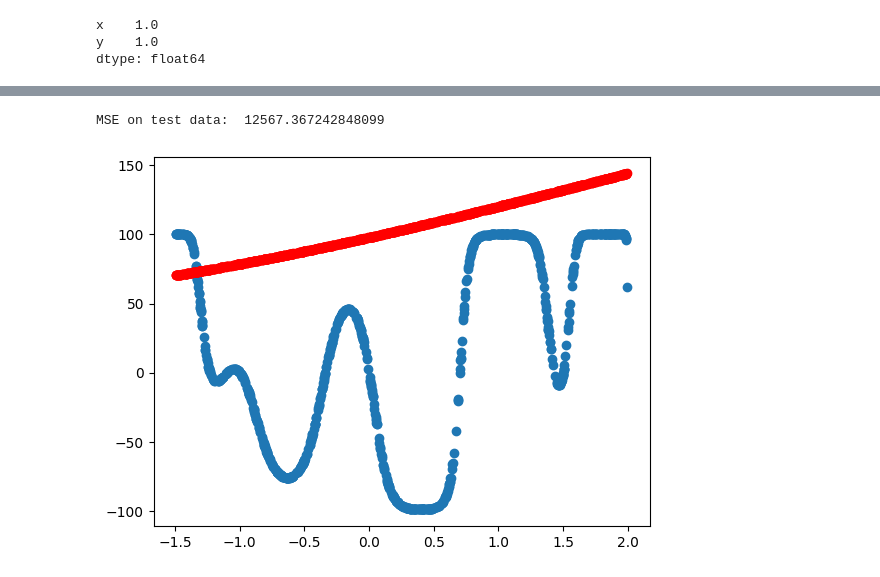
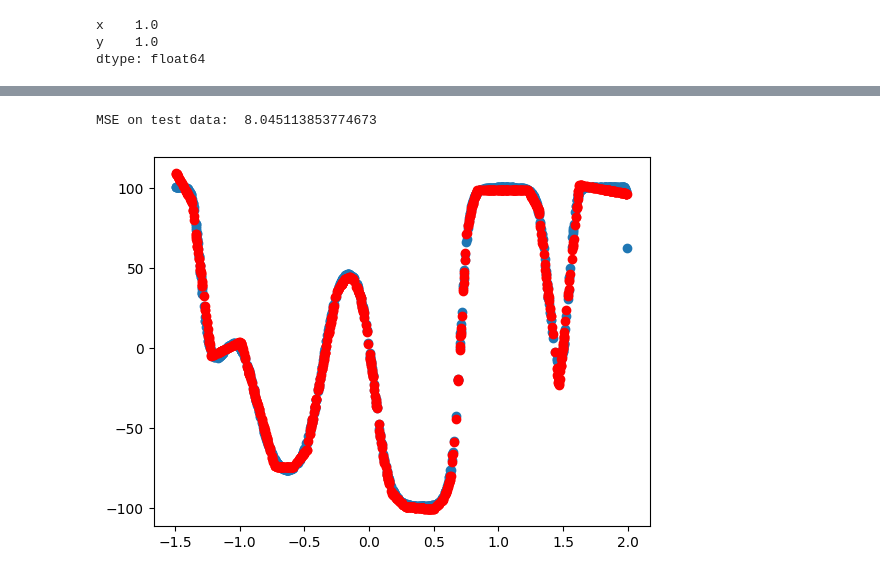
Before and after one commit to Fersoil/miowad, a Jupyter notebook: NN/NN2.ipynb, the cells around one changed output, grey strips where cells are left out. Drawn from its saved outputs; the diff is of its cells as text; code cells hidden in the pictures.

```diff
--- a/NN/NN2.ipynb
+++ b/NN/NN2.ipynb
@@ -425,17 +370,16 @@ y    1.0
 dtype: float64
 # %%
 layers = [
-    {"output_dim": 20, "activation": "sigmoid", "init_method": "uniform"},
-    #{"output_dim": 20, "activation": "relu", "init_method": "he"},
-    {"activation": "linear"}
+    {"output_dim": 20, "activation": "relu", "init": "he"},
+    {"output_dim": 20, "activation": "relu", "init": "he"},
+    {"activation": "linear", "init": "normal"}
 ]
 
 
-
-mlp_multimodal = networks.MLP(layers, input=multimodal_large_train_norm[["x"]])
+mlp_multimodal = networks.MLP(layers, input=multimodal_large_train_norm[["x"]].T)
 
 
-losses = mlp_multimodal.train(multimodal_large_train_norm[["x"]].T.to_numpy(), multimodal_large_train_norm[["y"]].T.to_numpy(), max_epochs=1000, batch_size=1000, loss_stop = 1e-8, learning_rate=0.1, momentum=True, momentum_decay=0.5)
+losses = mlp_multimodal.train(multimodal_large_train_norm[["x"]].T.to_numpy(), multimodal_large_train_norm[["y"]].T.to_numpy(), max_epochs=1000, batch_size=32, loss_stop = 1e-8, learning_rate=0.02, momentum=True, momentum_decay=0.5)
 
 plt.plot(losses)
 # %% [output]
@@ -454,2 +400,0 @@ Epoch: 900, Loss: 2.734656420849969
-# %%
-losses = mlp_multimodal.train(multimodal_large_train_norm[["x"]].T.to_numpy(), multimodal_large_train_norm[["y"]].T.to_numpy(), max_epochs=1000, batch_size=500, loss_stop = 1e-8, learning_rate=0.002)
@@ -475,11 +401,11 @@ Text(0.5, 1.0, 'Training Loss')
 # %%
-y_hat = mlp_multimodal.full_forward_pass(multimodal_large_test_norm[["x"]].T)
+y_hat = mlp_multimodal.full_forward_pass(multimodal_large_test_norm[["x"]].T.to_numpy())
 
 plt.scatter(multimodal_large_test["x"], multimodal_large_test["y"])
 plt.scatter(multimodal_large_test["x"], norm_multimodal.denorm(y_hat.T, index="y"), color="red")
 
 mse = np.mean((multimodal_large_test["y"] - norm_multimodal.denorm(y_hat.T, index="y").flatten())**2)
 print("MSE on test data: ", mse)
 # %% [output]
-MSE on test data:  12567.367242848099
+MSE on test data:  8.045113853774673
-[figure, old version]
+[figure, new version]
```
Also changed, not shown: parts of 32 cells of this notebook, 5 other files.
